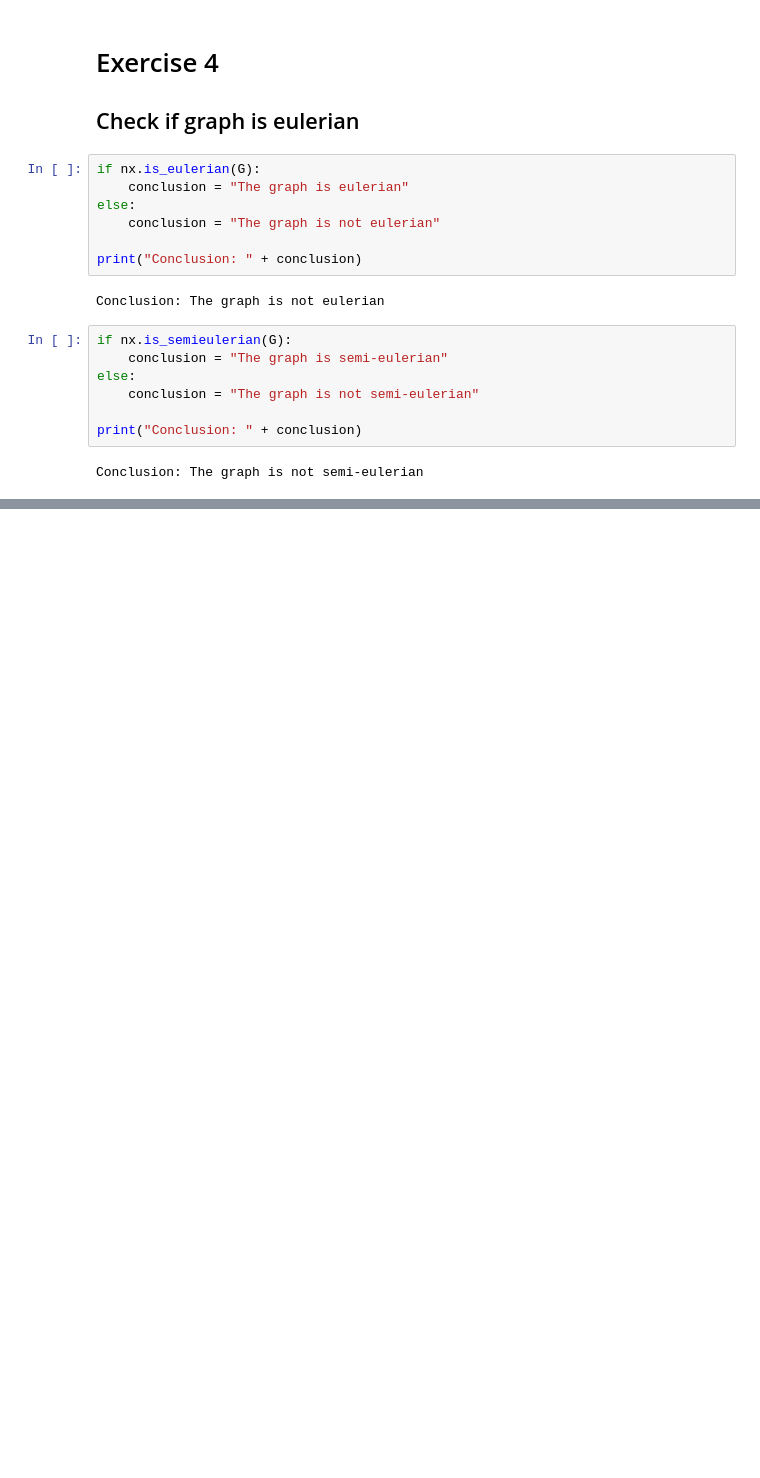
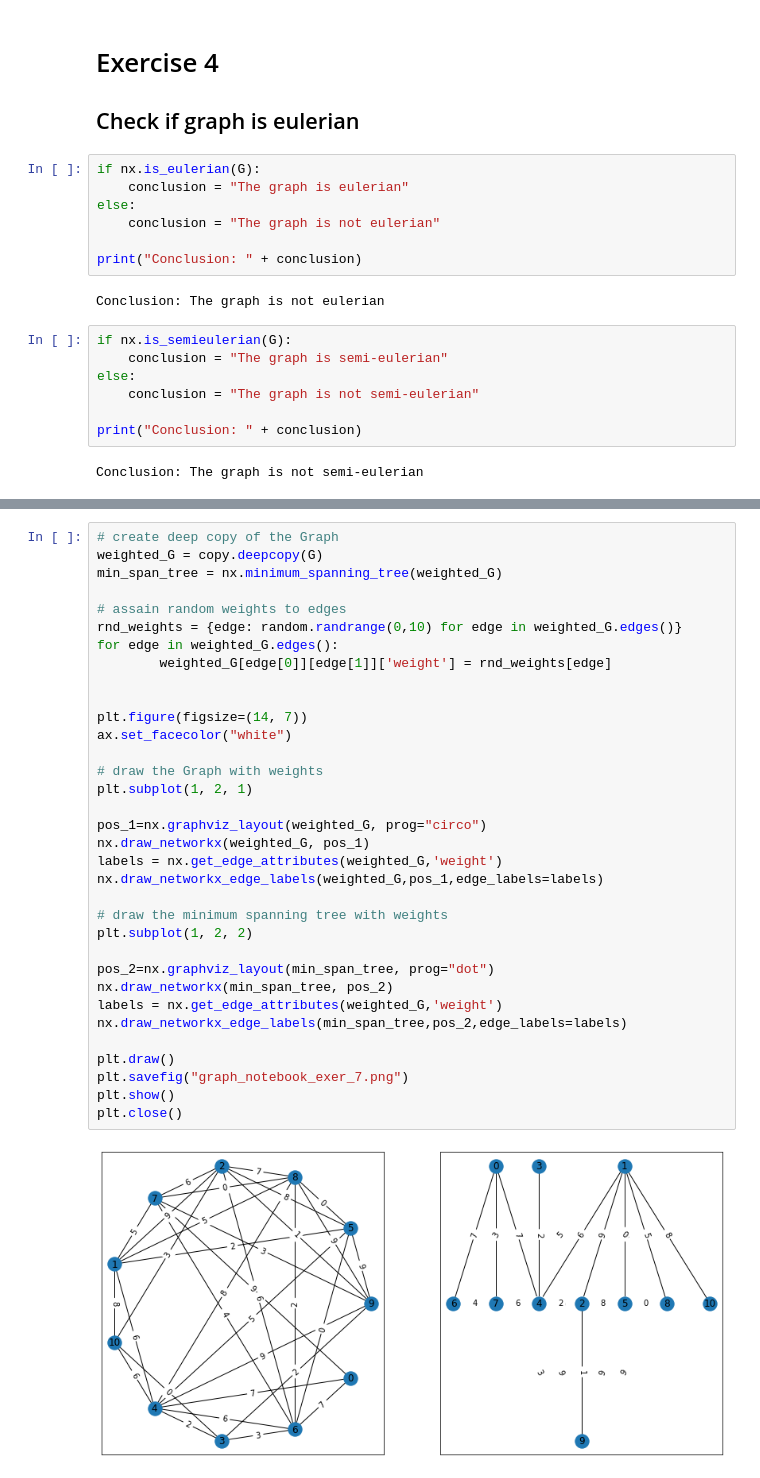
Before and after one commit to Laronk/graphs_project, a Jupyter notebook: Exercises/exercises.ipynb, the cells around one changed output, grey strips where cells are left out. Drawn from its saved outputs; the diff is of its cells as text; blank space fills up the shorter version.

```diff
--- a/Exercises/exercises.ipynb
+++ b/Exercises/exercises.ipynb
@@ -138,0 +174,36 @@ Conclusion: The graph is not semi-eulerian
+# %%
+# create deep copy of the Graph
+weighted_G = copy.deepcopy(G)
+min_span_tree = nx.minimum_spanning_tree(weighted_G)
+
+# assain random weights to edges
+rnd_weights = {edge: random.randrange(0,10) for edge in weighted_G.edges()}
+for edge in weighted_G.edges():
+        weighted_G[edge[0]][edge[1]]['weight'] = rnd_weights[edge]
+
+
+plt.figure(figsize=(14, 7))
+ax.set_facecolor("white")
+
+# draw the Graph with weights
+plt.subplot(1, 2, 1)
+
+pos_1=nx.graphviz_layout(weighted_G, prog="circo")
+nx.draw_networkx(weighted_G, pos_1)
+labels = nx.get_edge_attributes(weighted_G,'weight')
+nx.draw_networkx_edge_labels(weighted_G,pos_1,edge_labels=labels)
+
+# draw the minimum spanning tree with weights
+plt.subplot(1, 2, 2)
+
+pos_2=nx.graphviz_layout(min_span_tree, prog="dot")
+nx.draw_networkx(min_span_tree, pos_2)
+labels = nx.get_edge_attributes(weighted_G,'weight')
+nx.draw_networkx_edge_labels(min_span_tree,pos_2,edge_labels=labels)
+
+plt.draw()
+plt.savefig("graph_notebook_exer_7.png")
+plt.show()
+plt.close()
+# %% [output]
+[figure, added]
```
Also changed, not shown: parts of 9 cells of this notebook.
